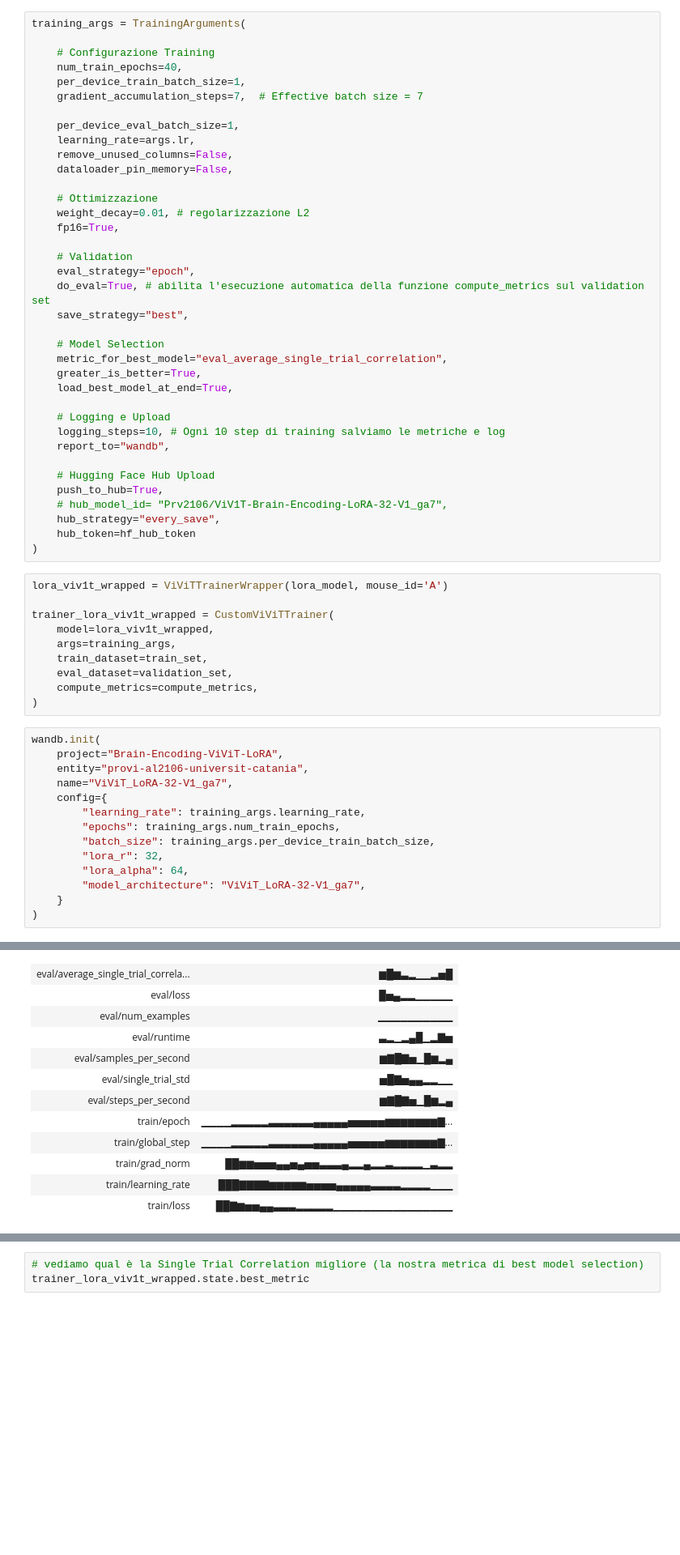
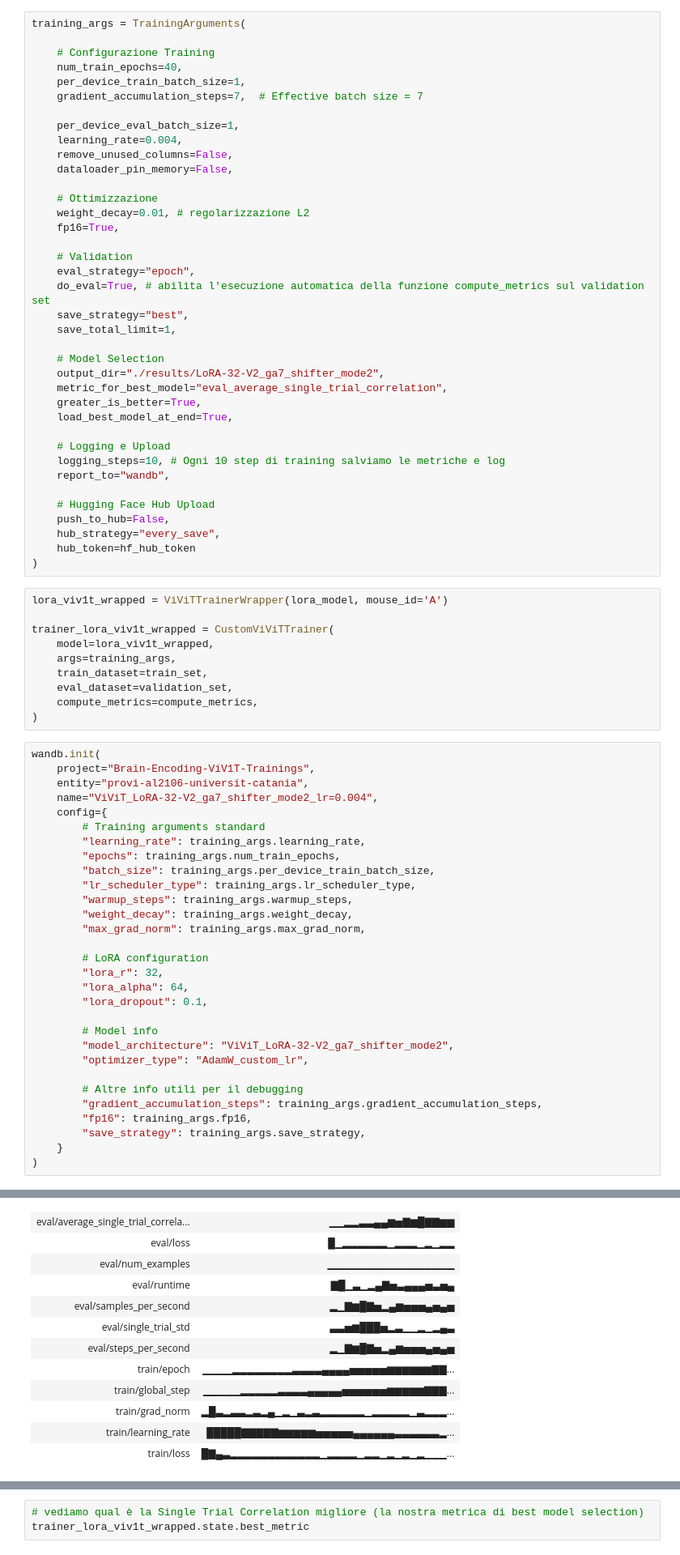
Before and after one commit to Prv2106/Brain-Encoding--ViV1T, a Jupyter notebook: brain-encoding-viv1t.ipynb, the cells around one changed output, grey strips where cells are left out. Shown at 81% size. Saved outputs shown, nothing was run; the diff lists cells and outputs as text; blank space fills up the shorter version.

```diff
--- a/brain-encoding-viv1t.ipynb
+++ b/brain-encoding-viv1t.ipynb
@@ -1753,7 +2181,7 @@ training_args = TrainingArguments(
     gradient_accumulation_steps=7,  # Effective batch size = 7
 
     per_device_eval_batch_size=1,
-    learning_rate=args.lr,
+    learning_rate=0.004,
     remove_unused_columns=False,
     dataloader_pin_memory=False,
 
@@ -1765,8 +2193,10 @@ training_args = TrainingArguments(
     eval_strategy="epoch",
     do_eval=True, # abilita l'esecuzione automatica della funzione compute_metrics sul validation set
     save_strategy="best",
+    save_total_limit=1,
 
     # Model Selection
+    output_dir="./results/LoRA-32-V2_ga7_shifter_mode2",
     metric_for_best_model="eval_average_single_trial_correlation",
     greater_is_better=True,
     load_best_model_at_end=True,
@@ -1776,8 +2206,7 @@ training_args = TrainingArguments(
     report_to="wandb",
 
     # Hugging Face Hub Upload
-    push_to_hub=True,
-    # hub_model_id= "Prv2106/ViV1T-Brain-Encoding-LoRA-32-V1_ga7",
+    push_to_hub=False,
     hub_strategy="every_save",
     hub_token=hf_hub_token
 )
@@ -1793,32 +2222,48 @@ trainer_lora_viv1t_wrapped = CustomViViTTrainer(
 )
 # %%
 wandb.init(
-    project="Brain-Encoding-ViViT-LoRA",
+    project="Brain-Encoding-ViV1T-Trainings",
     entity="provi-al2106-universit-catania",
-    name="ViViT_LoRA-32-V1_ga7",
+    name="ViViT_LoRA-32-V2_ga7_shifter_mode2_lr=0.004",
     config={
+        # Training arguments standard
         "learning_rate": training_args.learning_rate,
         "epochs": training_args.num_train_epochs,
         "batch_size": training_args.per_device_train_batch_size,
+        "lr_scheduler_type": training_args.lr_scheduler_type,
+        "warmup_steps": training_args.warmup_steps,
+        "weight_decay": training_args.weight_decay,
+        "max_grad_norm": training_args.max_grad_norm,
+
+        # LoRA configuration
         "lora_r": 32,
         "lora_alpha": 64,
-        "model_architecture": "ViViT_LoRA-32-V1_ga7",
+        "lora_dropout": 0.1,
+
+        # Model info
+        "model_architecture": "ViViT_LoRA-32-V2_ga7_shifter_mode2",
+        "optimizer_type": "AdamW_custom_lr",
+
+        # Altre info utili per il debugging
+        "gradient_accumulation_steps": training_args.gradient_accumulation_steps,
+        "fp16": training_args.fp16,
+        "save_strategy": training_args.save_strategy,
     }
 )
 # %% [output]
 Finishing previous runs because reinit is set to 'default'.
 [interactive output not drawn]
 Run history:
-| eval/average_single_trial_correla... | ▆█▆▃▂▁▁▂▅█ |
-| eval/loss | █▅▄▂▂▁▁▁▁▁ |
-| eval/num_examples | ▁▁▁▁▁▁▁▁▁▁ |
-| eval/runtime | ▃▂▁▂▄█▁▂▇▅ |
-| eval/samples_per_second | ▆▇█▇▅▁█▆▂▄ |
-| eval/single_trial_std | ▅█▇▅▄▄▂▂▁▁ |
-| eval/steps_per_second | ▆▇█▇▅▁█▆▂▄ |
-| train/epoch | ▁▁▁▁▂▂▂▂▂▃▃▃▃▃▃▄▄▄▄▄▅▅▅▅▅▆▆▆▆▆▆▆▇... |
-| train/global_step | ▁▁▁▁▂▂▂▂▂▃▃▃▃▃▃▄▄▄▄▄▅▅▅▅▅▆▆▆▆▆▆▆▇... |
-| train/grad_norm | ██▆▆▅▅▅▄▄▅▄▅▅▃▃▃▄▂▂▄▂▂▃▂▂▂▂▁▃▂▂ |
-| train/learning_rate | ███▇▇▇▇▆▆▆▆▆▅▅▅▅▄▄▄▄▄▃▃▃▃▂▂▂▂▁▁▁ |
-| train/loss | ██▇▆▅▅▄▄▃▃▃▂▂▂▂▂▁▁▁▁▁▁▁▁▁▁▁▁▁▁▁▁ |
+| eval/average_single_trial_correla... | ▁▁▂▂▃▃▄▄▆▅▇▆█▇▇▆▆ |
+| eval/loss | █▁▂▂▂▂▂▂▁▂▂▂▁▂▁▂▂ |
+| eval/num_examples | ▁▁▁▁▁▁▁▁▁▁▁▁▁▁▁▁▁ |
+| eval/runtime | ▇█▁▃▁▂▄▇▅▃▄▄▄▅▃▅▄ |
+| eval/samples_per_second | ▂▁▇▆█▇▅▂▄▆▅▅▅▄▅▄▅ |
+| eval/single_trial_std | ▃▃▅▆███▅▂▃▁▁▂▁▂▄▃ |
+| eval/steps_per_second | ▂▁▇▆█▇▅▂▄▆▅▅▅▄▅▄▅ |
+| train/epoch | ▁▁▁▁▂▂▂▂▂▂▂▂▃▃▃▃▄▄▄▄▅▅▅▅▅▆▆▆▆▆▆▇▇... |
+| train/global_step | ▁▁▁▁▁▂▂▂▂▂▃▃▃▃▄▄▄▄▄▅▅▅▅▅▅▆▆▆▆▆▇▇▇... |
+| train/grad_norm | ▂█▃▂▃▃▂▃▂▄▁▂▁▃▂▃▂▂▂▂▂▂▁▂▂▂▂▂▁▃▂▂▂... |
+| train/learning_rate | █████▇▇▇▇▇▆▆▆▆▆▅▅▅▅▅▄▄▄▄▄▄▃▃▃▃▃▃▂... |
+| train/loss | █▇▄▃▂▂▂▂▂▂▂▂▂▂▂▂▁▂▂▂▂▁▂▂▁▂▁▂▁▂▁▁▁... |
 Run summary:
```
Also changed, not shown: parts of 97 cells of this notebook.
